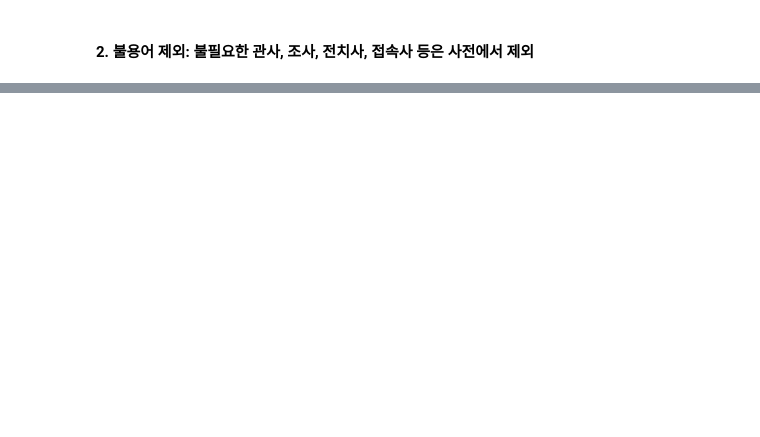
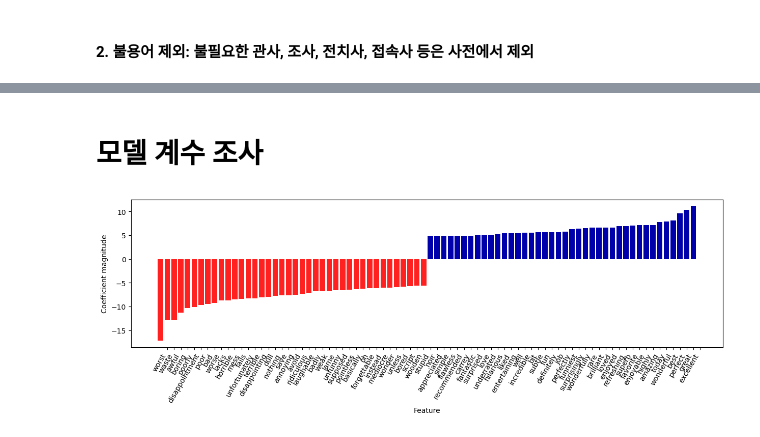
Before and after one commit to davidptuackr/ppb, a Jupyter notebook: 07_NLP_intro.ipynb, the cells around one changed output, grey strips where cells are left out. Saved outputs shown, nothing was run; the diff lists cells and outputs as text; code cells hidden in the pictures; blank space fills up the shorter version.

```diff
--- a/07_NLP_intro.ipynb
+++ b/07_NLP_intro.ipynb
@@ -293,4 +304,4 @@ print(list(ENGLISH_STOP_WORDS)[ : : 10])
 # %%
-vect = CountVectorizer(min_df=5, stop_word="english").fit(text_train)
+vect = CountVectorizer(min_df=5, stop_words="english").fit(text_train)
 X_train = vect.transform(text_train)
 print(repr(X_train))
@@ -300,0 +334,25 @@ print("BEST CROSS VAL SCORE: {:.2f}".format(grid.best_score_))
+# %%
+"""
+    max_df의 값은 0~1 사이의 실수 OR 정수
+        0~1 사이의 실수 >>> %
+        정수 >>> 문서 개수
+"""
+
+param_grid = [
+    {
+        'logistic__C': [10**x for x in range(-2, 3)]
+    },
+    {
+        'vect__max_df': np.arange(0.1, 0.51, 0.1)
+    }
+]
+# %%
+from sklearn.pipeline import Pipeline
+
+pipe = Pipeline([
+    ('vect', CountVectorizer()),
+    ('logistic', LogisticRegression(max_iter=5000))
+])
+
+grid = GridSearchCV(pipe, param_grid, n_jobs=-1)
+grid.fit(text_test, y_train)
@@ -326,7 +470,13 @@ print("LOWEST-idf FEATURES: \n", feature_names[sorted_by_idf[ : 100]]
+# %% [markdown]
+# 모델 계수 조사
 # %%
+""" 모델 계수가 가장 큰 단어와 작은 단어를 부정/긍정 리뷰 별로 나눠보면 """
+
 mglearn.tools.visualize_coefficients(
     grid.best_estimator_.named_steps['logisticregression'].coef_[0],
     feature_names, n_top_features=40
 )
+# %% [output]
+[figure, added]
 # %%
 print('bards_words: \n', bards_words)
```
Also changed, not shown: parts of 24 cells of this notebook.
